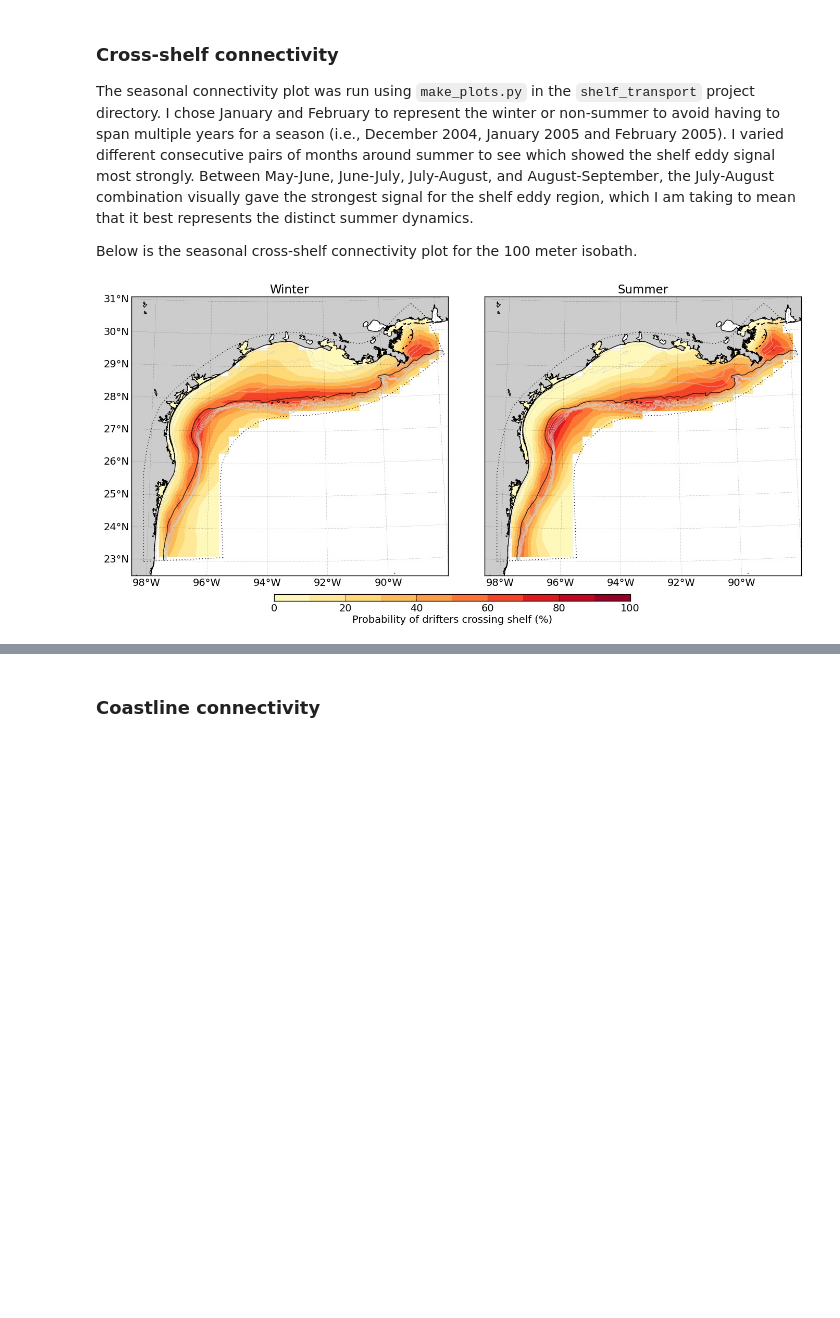
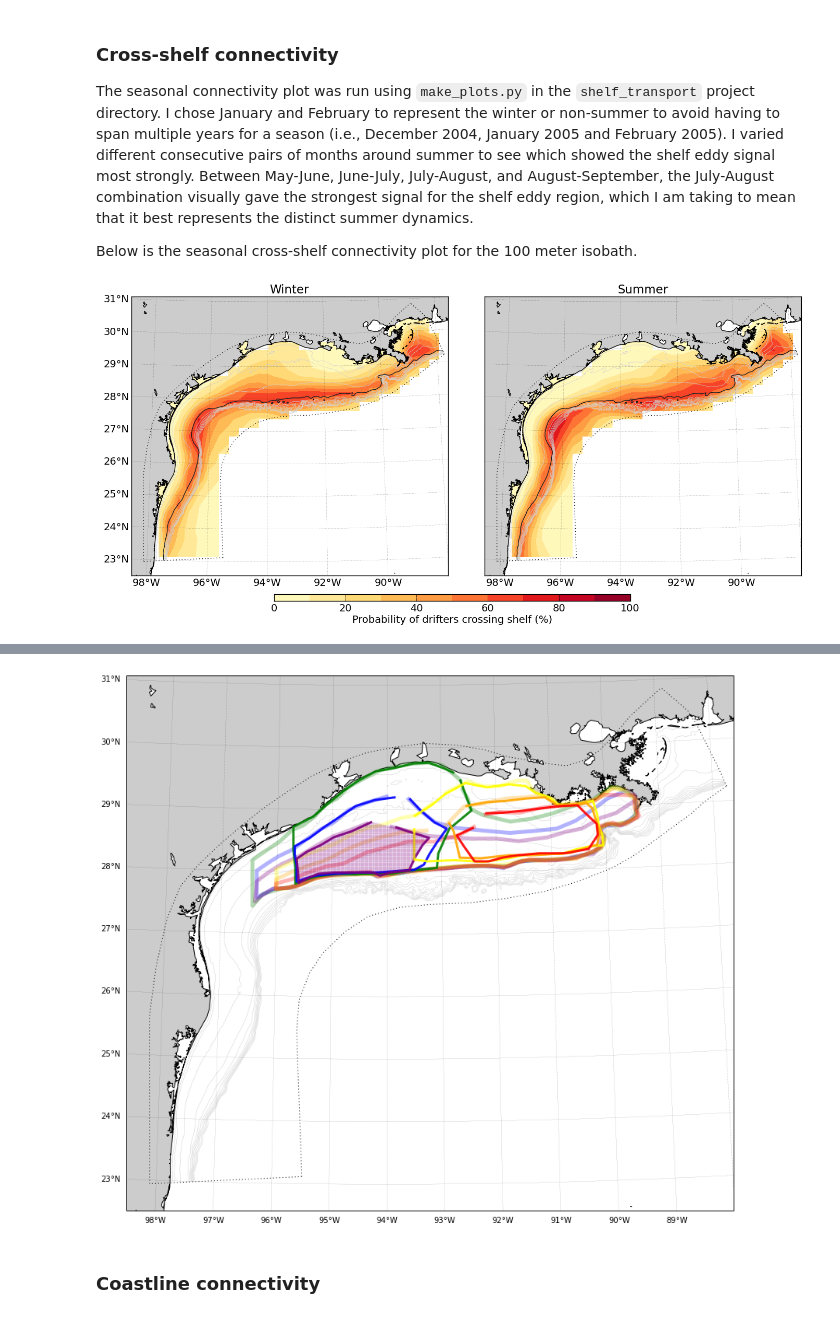
Before and after one commit to kthyng/shelf_transport, a Jupyter notebook: notebooks/Shelf transport and eddies.ipynb, the cells around one changed output, grey strips where cells are left out. Saved outputs shown, nothing was run; the diff lists cells and outputs as text; code cells hidden in the pictures; blank space fills up the shorter version.

```diff
--- a/notebooks/Shelf transport and eddies.ipynb
+++ b/notebooks/Shelf transport and eddies.ipynb
@@ -7,3 +12,6 @@ from IPython.core.display import Image
+# %%
+loc = 'http://barataria.tamu.edu:8080/thredds/dodsC/NcML/txla_nesting6.nc'
+grid = tracpy.inout.readgrid(loc, usebasemap=True)
 # %% [markdown]
 # Steps for Shelf Transport and Shelf Eddy Analysis and Plots for TXLA Model Output
 
@@ -32,3 +46,98 @@ See below for a visual.
+# %%
+fig = figure(figsize=(14,18))
+ax = fig.add_subplot(111)
+tracpy.plotting.background(grid, fig=fig)
+
+### ----- Region outlines ----- ###
+
+## --- Winter full --- ##
+# - 10% - ##
+d = np.load('calcs/path-pts-winter-full-10percent.npz')
+x = d['pts'][:,0]; y = d['pts'][:,1];
+d.close()
+plot(x, y, color='green', lw=5, alpha=0.3)
+# - 20% - ##
+d = np.load('calcs/path-pts-winter-full-20percent.npz')
+x = d['pts'][:,0]; y = d['pts'][:,1];
+d.close()
+plot(x, y, color='blue', lw=5, alpha=0.3)
+# - 30% - ##
+d = np.load('calcs/path-pts-winter-full-30percent.npz')
+x = d['pts'][:,0]; y = d['pts'][:,1];
+d.close()
+plot(x, y, color='purple', lw=5, alpha=0.3)
+
+## --- Summer full --- ##
+# - 10% - ##
+d = np.load('calcs/path-pts-summer-full-10percent.npz')
+x = d['pts'][:,0]; y = d['pts'][:,1];
+d.close()
+plot(x, y, color='yellow', lw=5, alpha=0.3)
+# - 20% - ##
+d = np.load('calcs/path-pts-summer-full-20percent.npz')
+x = d['pts'][:,0]; y = d['pts'][:,1];
+d.close()
+plot(x, y, color='orange', lw=5, alpha=0.3)
+# - 30% - ##
+d = np.load('calcs/path-pts-summer-full-30percent.npz')
+x = d['pts'][:,0]; y = d['pts'][:,1];
+d.close()
+plot(x, y, color='red', lw=5, alpha=0.3)
+
+## --- Winter part --- ##
+# - 10% - ##
+d = np.load('calcs/path-pts-winter-part-10percent.npz')
+x = d['pts'][:,0]; y = d['pts'][:,1];
+d.close()
+plot(x, y, color='green', lw=3, alpha=0.9)
+# - 20% - ##
+d = np.load('calcs/path-pts-winter-part-20percent.npz')
+x = d['pts'][:,0]; y = d['pts'][:,1];
+d.close()
+plot(x, y, color='blue', lw=3, alpha=0.9)
+# - 30% - ##
+d = np.load('calcs/path-pts-winter-part-30percent.npz')
+x = d['pts'][:,0]; y = d['pts'][:,1];
+d.close()
+plot(x, y, color='purple', lw=3, alpha=0.9)
+
+## --- Summer part --- ##
+# - 10% - ##
+d = np.load('calcs/path-pts-summer-part-10percent.npz')
+x = d['pts'][:,0]; y = d['pts'][:,1];
+d.close()
+plot(x, y, color='yellow', lw=3, alpha=0.9)
+# - 20% - ##
+d = np.load('calcs/path-pts-summer-part-20percent.npz')
+x = d['pts'][:,0]; y = d['pts'][:,1];
+d.close()
+plot(x, y, color='orange', lw=3, alpha=0.9)
+# - 30% - ##
+d = np.load('calcs/path-pts-summer-part-30percent.npz')
+x = d['pts'][:,0]; y = d['pts'][:,1];
+d.close()
+plot(x, y, color='red', lw=3, alpha=0.9)
+
+### ----- Region seed locations ----- ###
+
+# Found by:
+# l = np.load('calcs/path-pts-summer-full-20percent.npz')
+# path = Path(np.vstack((l['pts'][:,0], l['pts'][:,1])).T)
+# inside = find(path.contains_points(np.vstack((xp, yp)).T))
+# np.savez('calcs/indsinpath-summer-full-20percent.npz', inds=inside)
+
+## --- Winter part --- ##
+# - 30% - ##
+d = np.load('calcs/xyp0.npz')
+
+dinds = np.load('calcs/indsinpath-winter-part-30percent.npz')
+inds = dinds['inds']
+dinds.close()
+plot(d['xp0'][inds], d['yp0'][inds], '.', color='purple', lw=3, alpha=0.9, ms=.2)
+
+d.close()
+# %% [output]
+[figure, added]
 # %% [markdown]
 ### Coastline connectivity
 # %% [markdown]
```
Also changed, not shown: parts of 8 cells of this notebook.
